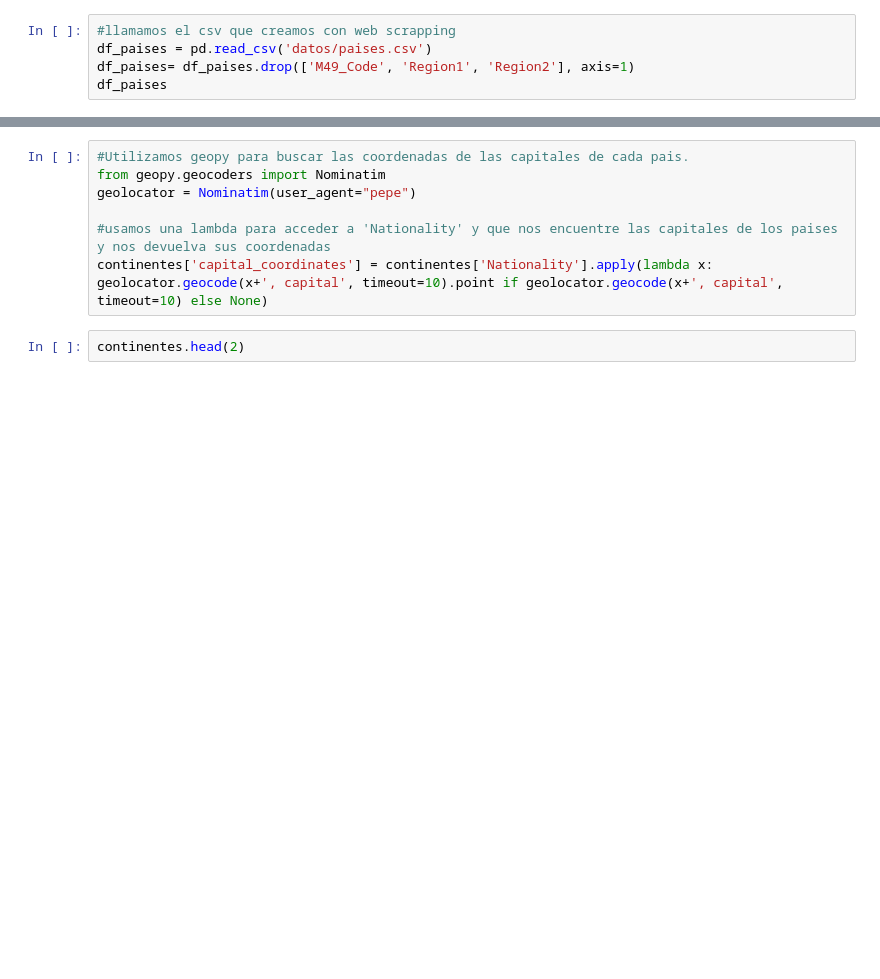
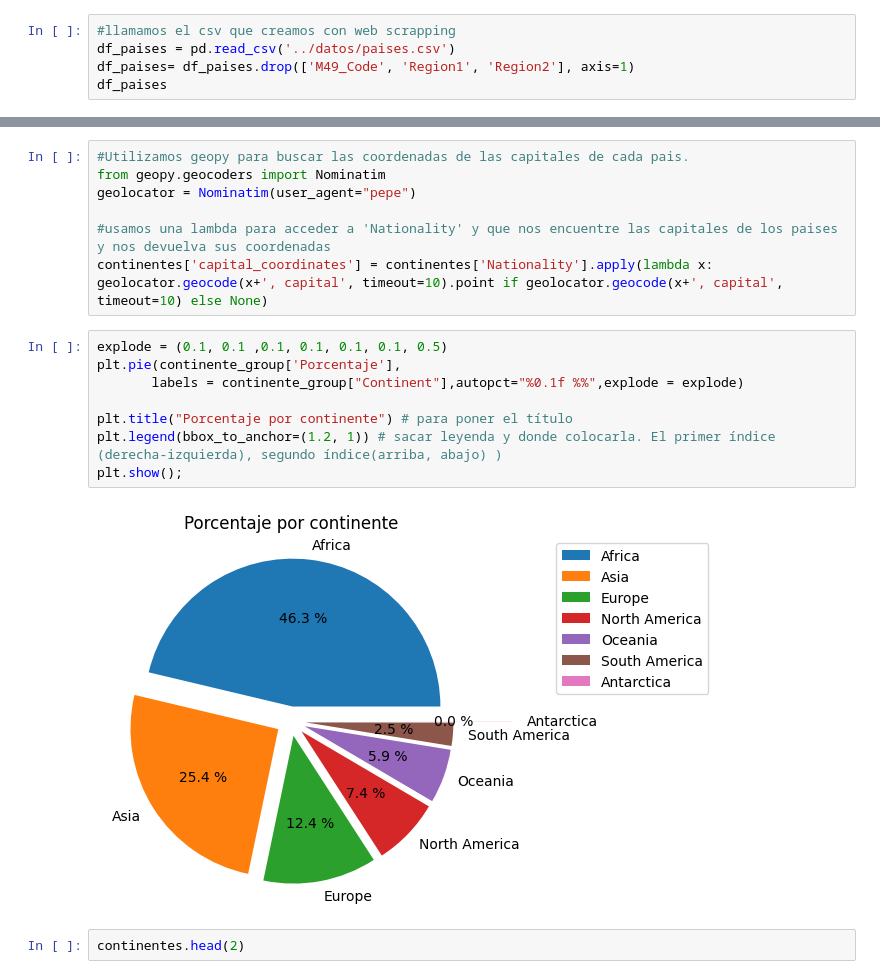
Before and after one commit to Ana-G-data/ETL-Pipeline, a Jupyter notebook: notebook/ETL_v2.ipynb, the cells around one changed output, grey strips where cells are left out. Drawn from its saved outputs; the diff is of its cells as text; blank space fills up the shorter version.

Commit message:
creo que la definitiva. Falta utilizar la información extraida de la llamada a la API para copararla con los vuelos de nuestros voluntaros. Hay 2 tablas de SQL que no conseguí meter los datos]

```diff
--- a/notebook/ETL_v2.ipynb
+++ b/notebook/ETL_v2.ipynb
@@ -427,7 +420,7 @@ df_nacionalidad_otros.sort_values(by='Porcentaje',ascending=False)
 df_nacionalidad_otros['Nationality']=df_nacionalidad_otros['Nationality'].str.title()
 # %%
 #llamamos el csv que creamos con web scrapping
-df_paises = pd.read_csv('datos/paises.csv')
+df_paises = pd.read_csv('../datos/paises.csv')
 df_paises= df_paises.drop(['M49_Code', 'Region1', 'Region2'], axis=1)
 df_paises
 # %% [output]
@@ -502,6 +495,16 @@ geolocator = Nominatim(user_agent="pepe")
 
 #usamos una lambda para acceder a 'Nationality' y que nos encuentre las capitales de los paises y nos devuelva sus coordenadas
 continentes['capital_coordinates'] = continentes['Nationality'].apply(lambda x: geolocator.geocode(x+', capital', timeout=10).point if geolocator.geocode(x+', capital', timeout=10) else None)
+# %%
+explode = (0.1, 0.1 ,0.1, 0.1, 0.1, 0.1, 0.5)
+plt.pie(continente_group['Porcentaje'],
+       labels = continente_group["Continent"],autopct="%0.1f %%",explode = explode)
+
+plt.title("Porcentaje por continente") # para poner el título
+plt.legend(bbox_to_anchor=(1.2, 1)) # sacar leyenda y donde colocarla. El primer índice (derecha-izquierda), segundo índice(arriba, abajo) )
+plt.show();
+# %% [output]
+[figure, added]
 # %%
 continentes.head(2)
 # %% [output]
```
Also changed, not shown: parts of 15 cells of this notebook, 18 other files.
